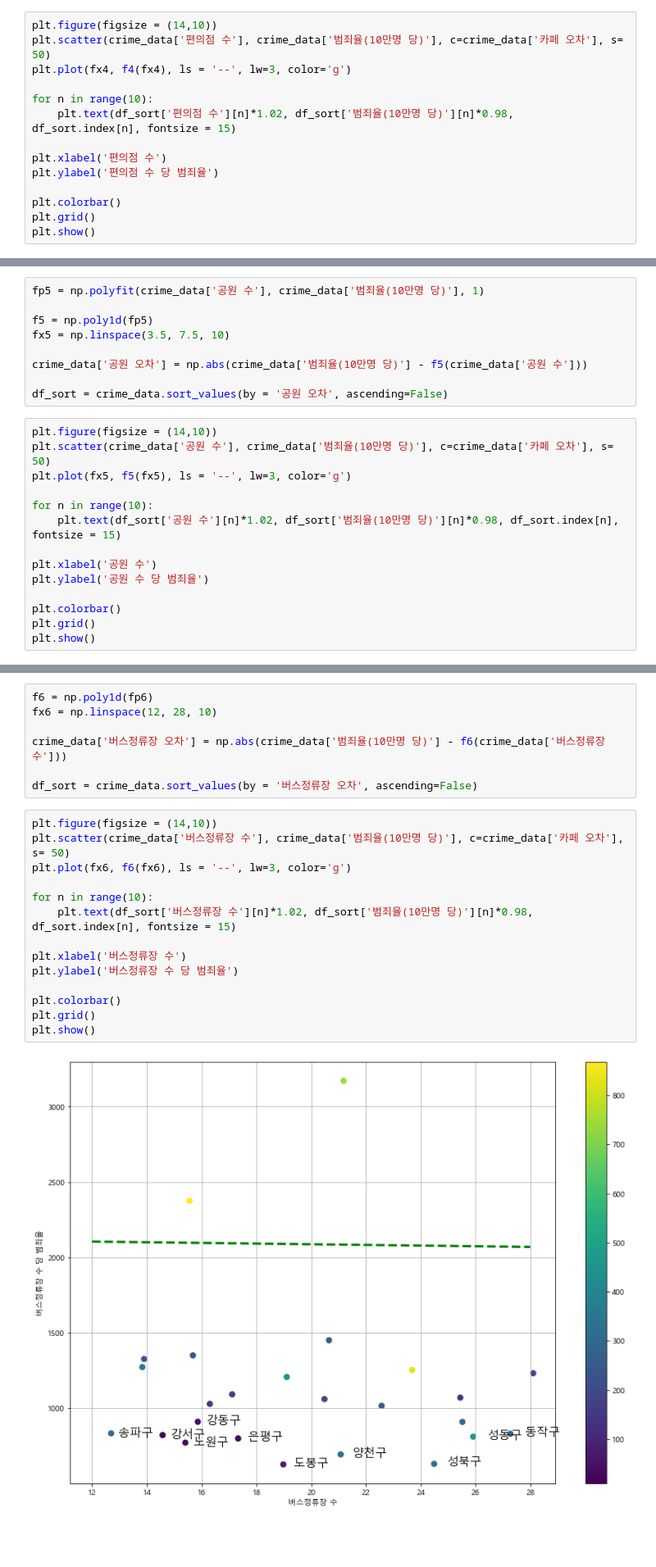
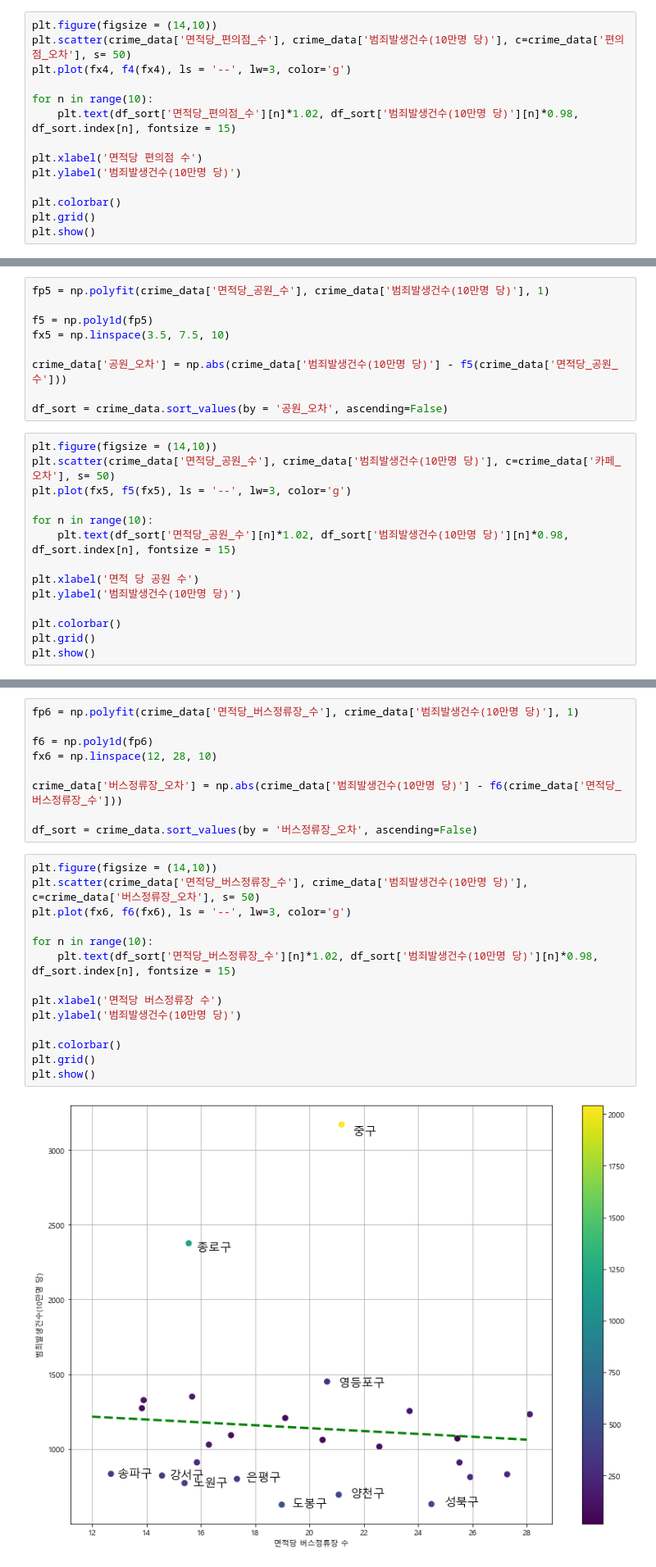
Before and after one commit to LiJell/Crime_Project, a Jupyter notebook: crime_visualization_density.ipynb, the cells around one changed output, grey strips where cells are left out. Shown at 82% size. Saved outputs shown, nothing was run; the diff lists cells and outputs as text; blank space fills up the shorter version.

Commit message:
crime data analysis for density, update

```diff
--- a/crime_visualization_density.ipynb
+++ b/crime_visualization_density.ipynb
@@ -183,13 +206,13 @@ df_sort = crime_data.sort_values(by = '편의점 오차', ascending=False)
 # %%
 plt.figure(figsize = (14,10))
-plt.scatter(crime_data['편의점 수'], crime_data['범죄율(10만명 당)'], c=crime_data['카페 오차'], s= 50)
+plt.scatter(crime_data['면적당_편의점_수'], crime_data['범죄발생건수(10만명 당)'], c=crime_data['편의점_오차'], s= 50)
 plt.plot(fx4, f4(fx4), ls = '--', lw=3, color='g')
 
 for n in range(10):
-    plt.text(df_sort['편의점 수'][n]*1.02, df_sort['범죄율(10만명 당)'][n]*0.98, df_sort.index[n], fontsize = 15)
+    plt.text(df_sort['면적당_편의점_수'][n]*1.02, df_sort['범죄발생건수(10만명 당)'][n]*0.98, df_sort.index[n], fontsize = 15)
 
-plt.xlabel('편의점 수')
-plt.ylabel('편의점 수 당 범죄율')
+plt.xlabel('면적당 편의점 수')
+plt.ylabel('범죄발생건수(10만명 당)')
 
 plt.colorbar()
 plt.grid()
@@ -199,22 +222,22 @@ plt.show()
 # %%
-fp5 = np.polyfit(crime_data['공원 수'], crime_data['범죄율(10만명 당)'], 1)
+fp5 = np.polyfit(crime_data['면적당_공원_수'], crime_data['범죄발생건수(10만명 당)'], 1)
 
 f5 = np.poly1d(fp5)
 fx5 = np.linspace(3.5, 7.5, 10)
 
-crime_data['공원 오차'] = np.abs(crime_data['범죄율(10만명 당)'] - f5(crime_data['공원 수']))
+crime_data['공원_오차'] = np.abs(crime_data['범죄발생건수(10만명 당)'] - f5(crime_data['면적당_공원_수']))
 
-df_sort = crime_data.sort_values(by = '공원 오차', ascending=False)
+df_sort = crime_data.sort_values(by = '공원_오차', ascending=False)
 # %%
 plt.figure(figsize = (14,10))
-plt.scatter(crime_data['공원 수'], crime_data['범죄율(10만명 당)'], c=crime_data['카페 오차'], s= 50)
+plt.scatter(crime_data['면적당_공원_수'], crime_data['범죄발생건수(10만명 당)'], c=crime_data['카페_오차'], s= 50)
 plt.plot(fx5, f5(fx5), ls = '--', lw=3, color='g')
 
 for n in range(10):
-    plt.text(df_sort['공원 수'][n]*1.02, df_sort['범죄율(10만명 당)'][n]*0.98, df_sort.index[n], fontsize = 15)
+    plt.text(df_sort['면적당_공원_수'][n]*1.02, df_sort['범죄발생건수(10만명 당)'][n]*0.98, df_sort.index[n], fontsize = 15)
 
-plt.xlabel('공원 수')
-plt.ylabel('공원 수 당 범죄율')
+plt.xlabel('면적 당 공원 수')
+plt.ylabel('범죄발생건수(10만명 당)')
 
 plt.colorbar()
 plt.grid()
@@ -224,24 +247,26 @@ plt.show()
 # %%
+fp6 = np.polyfit(crime_data['면적당_버스정류장_수'], crime_data['범죄발생건수(10만명 당)'], 1)
+
 f6 = np.poly1d(fp6)
 fx6 = np.linspace(12, 28, 10)
 
-crime_data['버스정류장 오차'] = np.abs(crime_data['범죄율(10만명 당)'] - f6(crime_data['버스정류장 수']))
+crime_data['버스정류장_오차'] = np.abs(crime_data['범죄발생건수(10만명 당)'] - f6(crime_data['면적당_버스정류장_수']))
 
-df_sort = crime_data.sort_values(by = '버스정류장 오차', ascending=False)
+df_sort = crime_data.sort_values(by = '버스정류장_오차', ascending=False)
 # %%
 plt.figure(figsize = (14,10))
-plt.scatter(crime_data['버스정류장 수'], crime_data['범죄율(10만명 당)'], c=crime_data['카페 오차'], s= 50)
+plt.scatter(crime_data['면적당_버스정류장_수'], crime_data['범죄발생건수(10만명 당)'], c=crime_data['버스정류장_오차'], s= 50)
 plt.plot(fx6, f6(fx6), ls = '--', lw=3, color='g')
 
 for n in range(10):
-    plt.text(df_sort['버스정류장 수'][n]*1.02, df_sort['범죄율(10만명 당)'][n]*0.98, df_sort.index[n], fontsize = 15)
+    plt.text(df_sort['면적당_버스정류장_수'][n]*1.02, df_sort['범죄발생건수(10만명 당)'][n]*0.98, df_sort.index[n], fontsize = 15)
 
-plt.xlabel('버스정류장 수')
-plt.ylabel('버스정류장 수 당 범죄율')
+plt.xlabel('면적당 버스정류장 수')
+plt.ylabel('범죄발생건수(10만명 당)')
 
 plt.colorbar()
 plt.grid()
 plt.show()
 # %% [output]
-[figure, old version]
+[figure, new version]
 # %%
```
Also changed, not shown: parts of 26 cells of this notebook.
